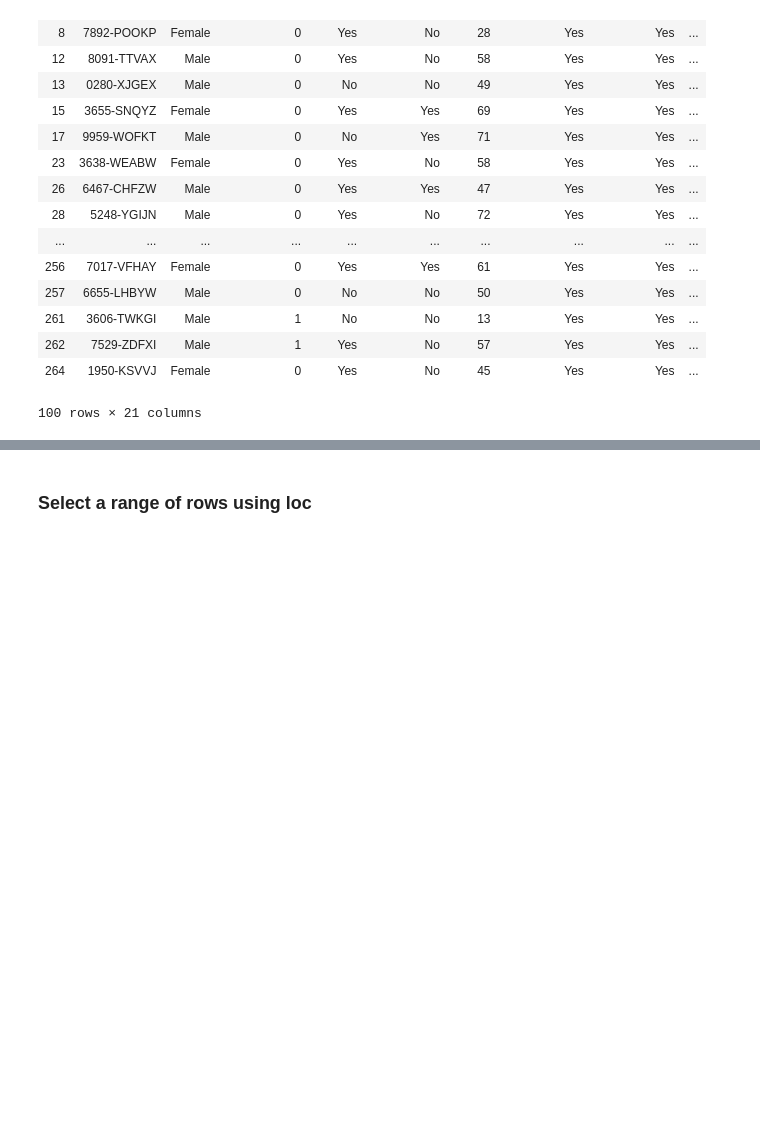
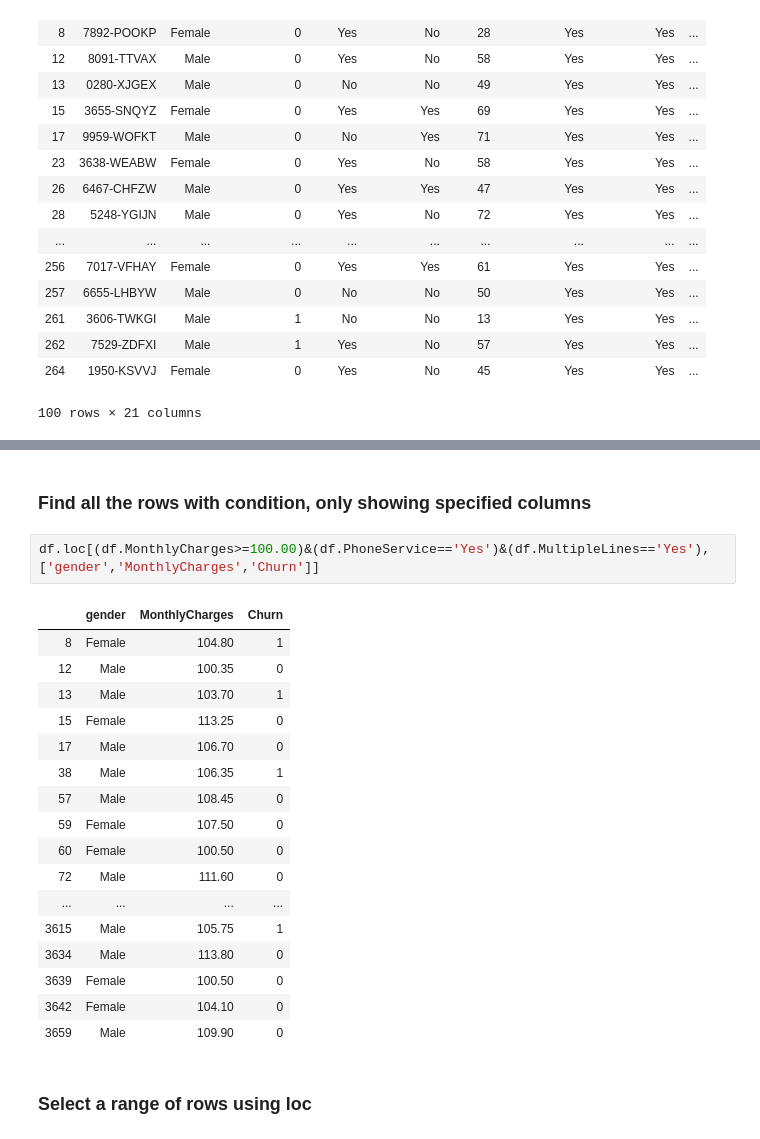
Before and after one commit to sdman135/Pandas_practice, a Jupyter notebook: Self Practice.ipynb, the cells around one changed output, grey strips where cells are left out. Drawn from its saved outputs; the diff is of its cells as text; blank space fills up the shorter version.

```diff
--- a/Self Practice.ipynb
+++ b/Self Practice.ipynb
@@ -629,3 +692,25 @@ df.loc[(df.PhoneService=='Yes')&(df.MultipleLines=='Yes')].head(100)
+# %% [markdown]
+### Find all the rows with condition, only showing specified columns
+# %%
+df.loc[(df.MonthlyCharges>=100.00)&(df.PhoneService=='Yes')&(df.MultipleLines=='Yes'), ['gender','MonthlyCharges','Churn']]
+# %% [output]
+|  | gender | MonthlyCharges | Churn |
+| 8 | Female | 104.80 | 1 |
+| 12 | Male | 100.35 | 0 |
+| 13 | Male | 103.70 | 1 |
+| 15 | Female | 113.25 | 0 |
+| 17 | Male | 106.70 | 0 |
+| 38 | Male | 106.35 | 1 |
+| 57 | Male | 108.45 | 0 |
+| 59 | Female | 107.50 | 0 |
+| 60 | Female | 100.50 | 0 |
+| 72 | Male | 111.60 | 0 |
+| ... | ... | ... | ... |
+| 3615 | Male | 105.75 | 1 |
+| 3634 | Male | 113.80 | 0 |
+| 3639 | Female | 100.50 | 0 |
+| 3642 | Female | 104.10 | 0 |
+| 3659 | Male | 109.90 | 0 |
 # %% [markdown]
 ### Select a range of rows using loc
 # %%
```
Also changed, not shown: parts of 7 cells of this notebook.
